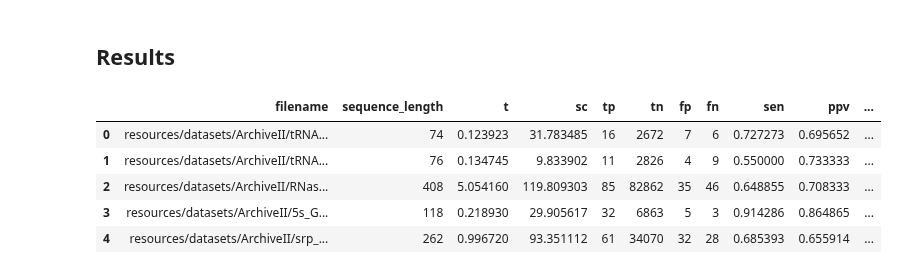
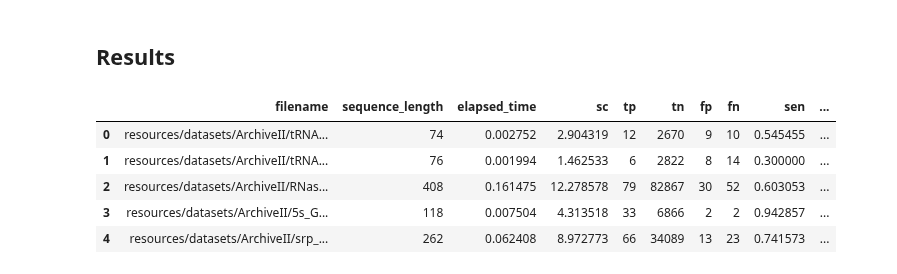
Before and after one commit to Mimikkk/2024-siwb, a Jupyter notebook: project-6/rna-secondary-structure-prediction.ipynb, the cells around one changed output. Drawn from its saved outputs; the diff is of its cells as text; code cells hidden in the pictures.

```diff
--- a/project-6/rna-secondary-structure-prediction.ipynb
+++ b/project-6/rna-secondary-structure-prediction.ipynb
@@ -92,28 +121,28 @@ PDB-train-bpseq.lst       has 70% files (413)
 # %%
 columns: list[str] = [
     "filename",
     "sequence_length",
-    "t",
+    "elapsed_time",
     "sc",
     "tp",
     "tn",
     "fp",
     "fn",
     "sen",
     "ppv",
     "fval",
     "mcc",
 ]
 
-results = pd.read_csv(RESULTS_DIR / "ArchiveII/1-all-results.csv", header=None, names=columns)
+results = pd.read_csv(RESULTS_DIR / "ArchiveII-results.csv", header=None, names=columns)
 results.head()
 # %% [output]
-|  | filename | sequence_length | t | sc | tp | tn | fp | fn | sen | ppv | ... |
-| 0 | resources/datasets/ArchiveII/tRNA... | 74 | 0.123923 | 31.783485 | 16 | 2672 | 7 | 6 | 0.727273 | 0.695652 | ... |
-| 1 | resources/datasets/ArchiveII/tRNA... | 76 | 0.134745 | 9.833902 | 11 | 2826 | 4 | 9 | 0.550000 | 0.733333 | ... |
-| 2 | resources/datasets/ArchiveII/RNas... | 408 | 5.054160 | 119.809303 | 85 | 82862 | 35 | 46 | 0.648855 | 0.708333 | ... |
-| 3 | resources/datasets/ArchiveII/5s_G... | 118 | 0.218930 | 29.905617 | 32 | 6863 | 5 | 3 | 0.914286 | 0.864865 | ... |
-| 4 | resources/datasets/ArchiveII/srp_... | 262 | 0.996720 | 93.351112 | 61 | 34070 | 32 | 28 | 0.685393 | 0.655914 | ... |
+|  | filename | sequence_length | elapsed_time | sc | tp | tn | fp | fn | sen | ... |
+| 0 | resources/datasets/ArchiveII/tRNA... | 74 | 0.002752 | 2.904319 | 12 | 2670 | 9 | 10 | 0.545455 | ... |
+| 1 | resources/datasets/ArchiveII/tRNA... | 76 | 0.001994 | 1.462533 | 6 | 2822 | 8 | 14 | 0.300000 | ... |
+| 2 | resources/datasets/ArchiveII/RNas... | 408 | 0.161475 | 12.278578 | 79 | 82867 | 30 | 52 | 0.603053 | ... |
+| 3 | resources/datasets/ArchiveII/5s_G... | 118 | 0.007504 | 4.313518 | 33 | 6866 | 2 | 2 | 0.942857 | ... |
+| 4 | resources/datasets/ArchiveII/srp_... | 262 | 0.062408 | 8.972773 | 66 | 34089 | 13 | 23 | 0.741573 | ... |
 # %%
 def calculate_metrics(results: pd.DataFrame) -> pd.DataFrame:
     """Calculate the metrics for the given results: INF, PPV, TPR, TNR."""
```
Also changed, not shown: parts of 10 cells of this notebook, 12 other files.
